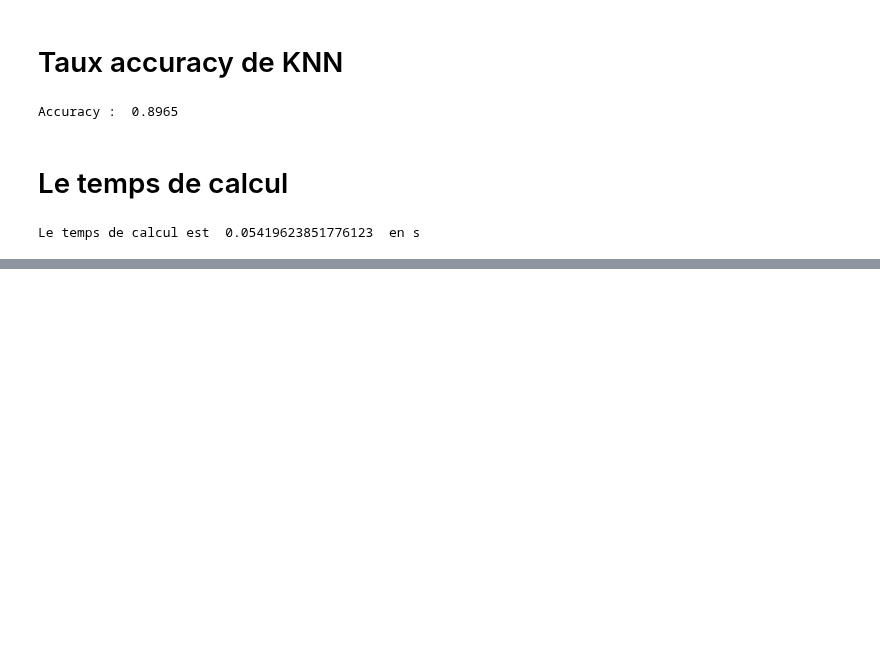
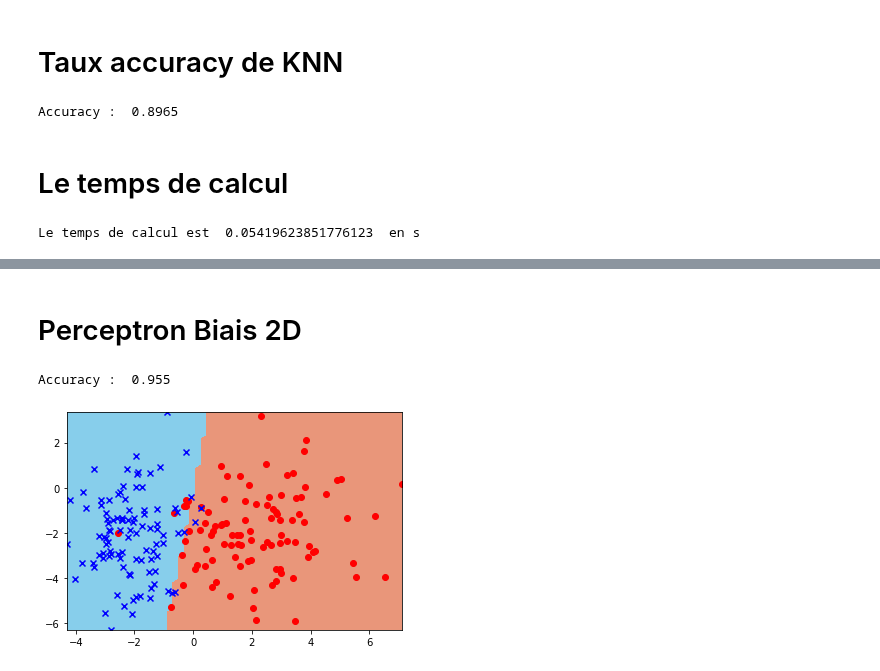
Before and after one commit to baris221/LU3IN026_TME, a Jupyter notebook: projet-1/projet-1.ipynb, the cells around one changed output, grey strips where cells are left out. Drawn from its saved outputs; the diff is of its cells as text; code cells hidden in the pictures; blank space fills up the shorter version.

```diff
--- a/projet-1/projet-1.ipynb
+++ b/projet-1/projet-1.ipynb
@@ -282,0 +293,16 @@ Accuracy :  0.8427777777777777
+# %% [markdown]
+# Perceptron Biais 2D
+# %%
+desc_train, label_train, desc_test, label_test = ut.crossval_strat(X2D,Y2D,10,2)
+
+pcp_2D= classif.ClassifierPerceptronBiais(dim,eps,init=0)
+pcp_2D.train(desc_test, label_test)
+
+print("Accuracy : ", pcp_2D.accuracy(desc_test,label_test))
+
+# Affichage de la frontière de séparation des classes
+ut.plot_frontiere(desc_test,label_test,pcp_2D,step=60)
+ut.plot2DSet(desc_test,label_test)
+# %% [output]
+Accuracy :  0.955
+[figure, added]
```
Also changed, not shown: parts of 6 cells of this notebook.
